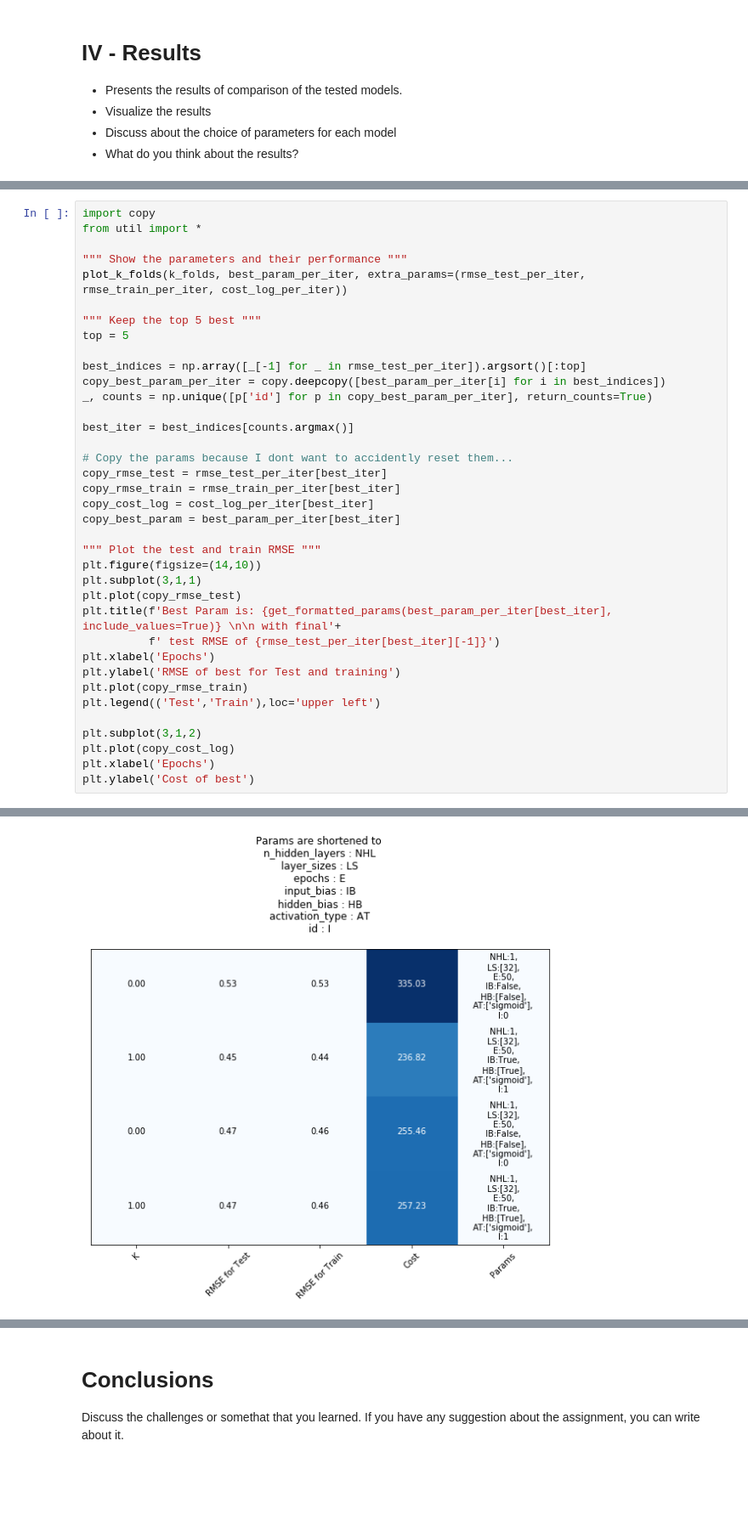
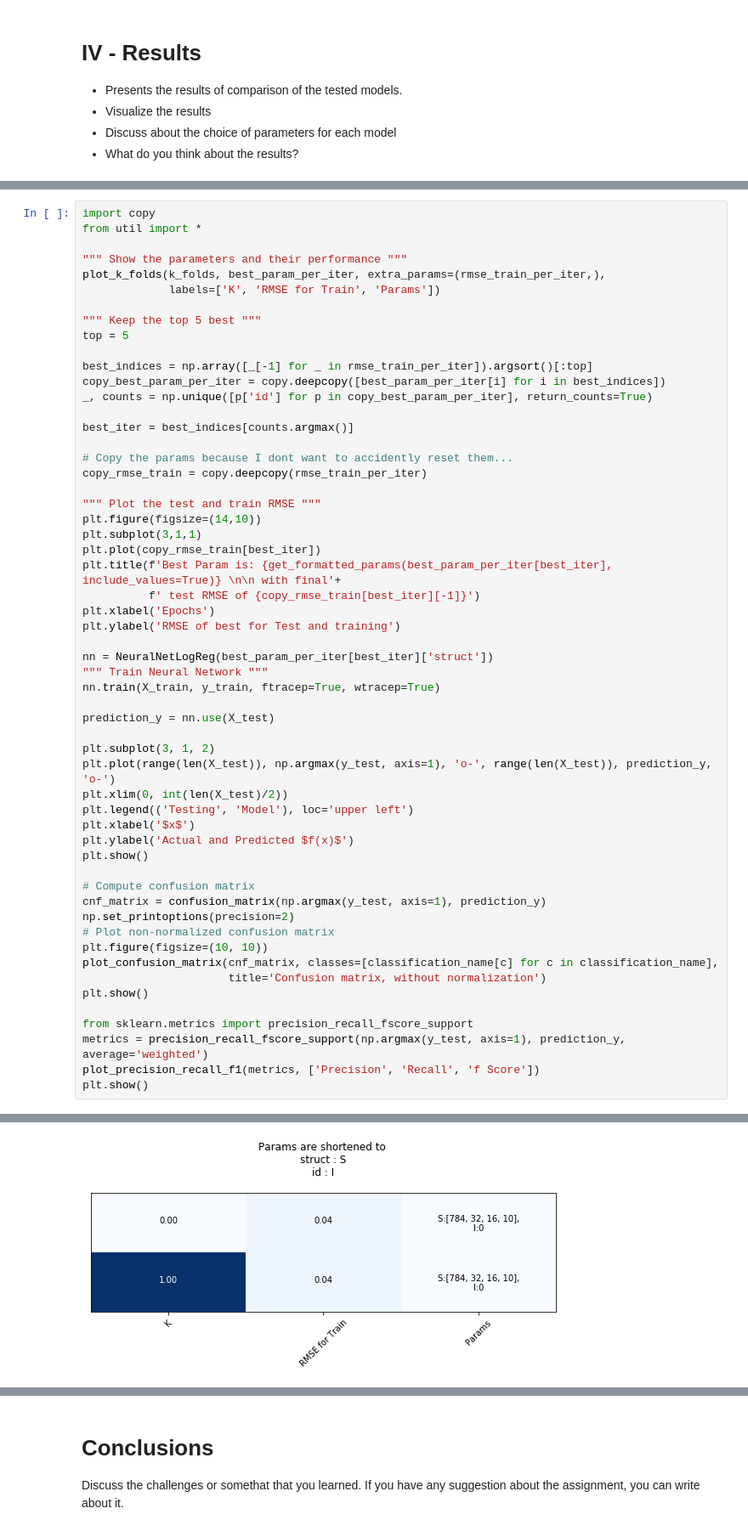
Before and after one commit to josiahls/MachineLearning, a Jupyter notebook: src/ITCS6156MachineLearningCourse/josiah_laivins_assignment_4/josiah_laivins_Assign4.ipynb, the cells around one changed output, grey strips where cells are left out. Shown at 85% size. Cells and saved outputs as stored; diff of their text form; blank space fills up the shorter version.

Commit message:
finished primary parts of the assignment. Added 2 tensorflow models

```diff
--- a/src/ITCS6156MachineLearningCourse/josiah_laivins_assignment_4/josiah_laivins_Assign4.ipynb
+++ b/src/ITCS6156MachineLearningCourse/josiah_laivins_assignment_4/josiah_laivins_Assign4.ipynb
@@ -290,36 +399,55 @@ import copy
 from util import *
 
 """ Show the parameters and their performance """
-plot_k_folds(k_folds, best_param_per_iter, extra_params=(rmse_test_per_iter, rmse_train_per_iter, cost_log_per_iter))
+plot_k_folds(k_folds, best_param_per_iter, extra_params=(rmse_train_per_iter,),
+             labels=['K', 'RMSE for Train', 'Params'])
 
 """ Keep the top 5 best """
 top = 5
 
-best_indices = np.array([_[-1] for _ in rmse_test_per_iter]).argsort()[:top]
+best_indices = np.array([_[-1] for _ in rmse_train_per_iter]).argsort()[:top]
 copy_best_param_per_iter = copy.deepcopy([best_param_per_iter[i] for i in best_indices])
 _, counts = np.unique([p['id'] for p in copy_best_param_per_iter], return_counts=True)
 
 best_iter = best_indices[counts.argmax()]
 
 # Copy the params because I dont want to accidently reset them...
-copy_rmse_test = rmse_test_per_iter[best_iter]
-copy_rmse_train = rmse_train_per_iter[best_iter]
-copy_cost_log = cost_log_per_iter[best_iter]
-copy_best_param = best_param_per_iter[best_iter]
+copy_rmse_train = copy.deepcopy(rmse_train_per_iter)
 
 """ Plot the test and train RMSE """
 plt.figure(figsize=(14,10))
 plt.subplot(3,1,1)
-plt.plot(copy_rmse_test)
+plt.plot(copy_rmse_train[best_iter])
 plt.title(f'Best Param is: {get_formatted_params(best_param_per_iter[best_iter], include_values=True)} \n\n with final'+
-          f' test RMSE of {rmse_test_per_iter[best_iter][-1]}')
+          f' test RMSE of {copy_rmse_train[best_iter][-1]}')
 plt.xlabel('Epochs')
 plt.ylabel('RMSE of best for Test and training')
-plt.plot(copy_rmse_train)
-plt.legend(('Test','Train'),loc='upper left')
 
-plt.subplot(3,1,2)
-plt.plot(copy_cost_log)
-plt.xlabel('Epochs')
-plt.ylabel('Cost of best')
+nn = NeuralNetLogReg(best_param_per_iter[best_iter]['struct'])
+""" Train Neural Network """
+nn.train(X_train, y_train, ftracep=True, wtracep=True)
+
+prediction_y = nn.use(X_test)
+
+plt.subplot(3, 1, 2)
+plt.plot(range(len(X_test)), np.argmax(y_test, axis=1), 'o-', range(len(X_test)), prediction_y, 'o-')
+plt.xlim(0, int(len(X_test)/2))
+plt.legend(('Testing', 'Model'), loc='upper left')
+plt.xlabel('$x$')
+plt.ylabel('Actual and Predicted $f(x)$')
+plt.show()
+
+# Compute confusion matrix
+cnf_matrix = confusion_matrix(np.argmax(y_test, axis=1), prediction_y)
+np.set_printoptions(precision=2)
+# Plot non-normalized confusion matrix
+plt.figure(figsize=(10, 10))
+plot_confusion_matrix(cnf_matrix, classes=[classification_name[c] for c in classification_name],
+                      title='Confusion matrix, without normalization')
+plt.show()
+
+from sklearn.metrics import precision_recall_fscore_support
+metrics = precision_recall_fscore_support(np.argmax(y_test, axis=1), prediction_y, average='weighted')
+plot_precision_recall_f1(metrics, ['Precision', 'Recall', 'f Score'])
+plt.show()
 # %% [output]
@@ -328 +455 @@ Text(0,0.5,'Cost of best')
-[figure, old version]
+[figure, new version]
```
Also changed, not shown: parts of 9 cells of this notebook, 7 other files.
